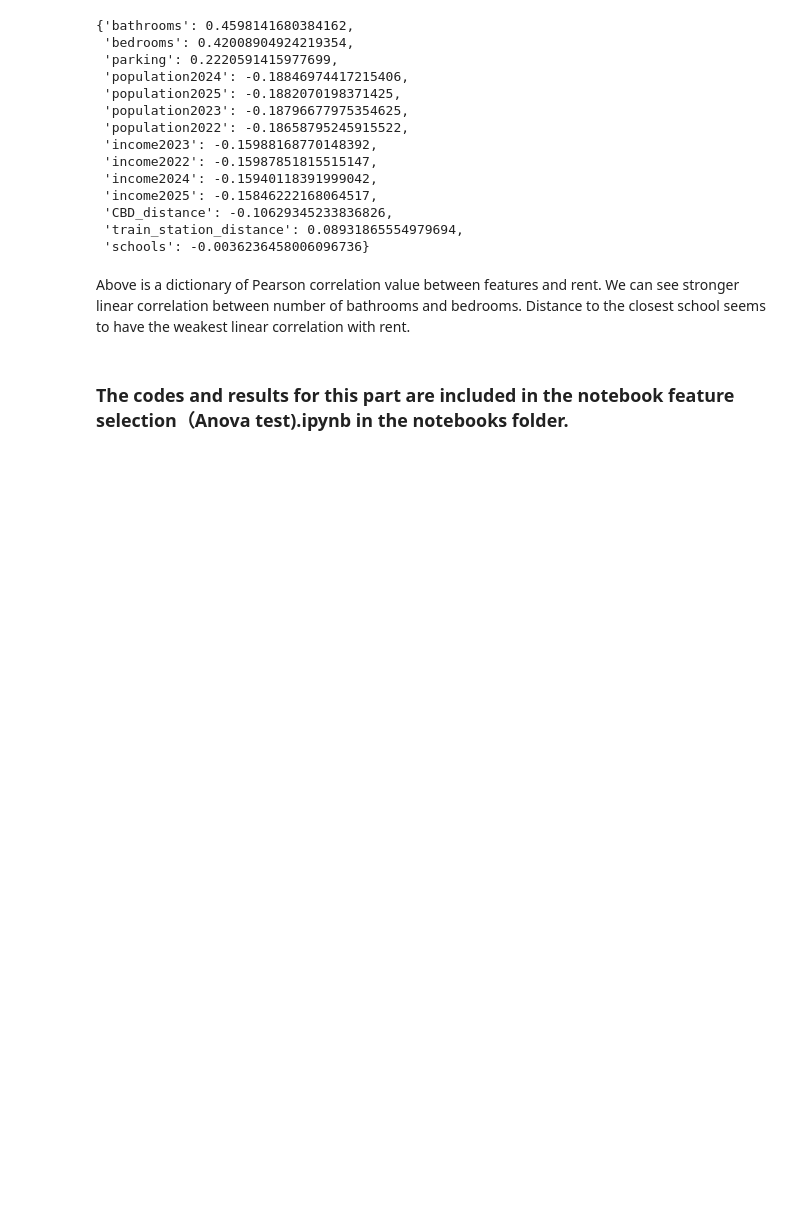
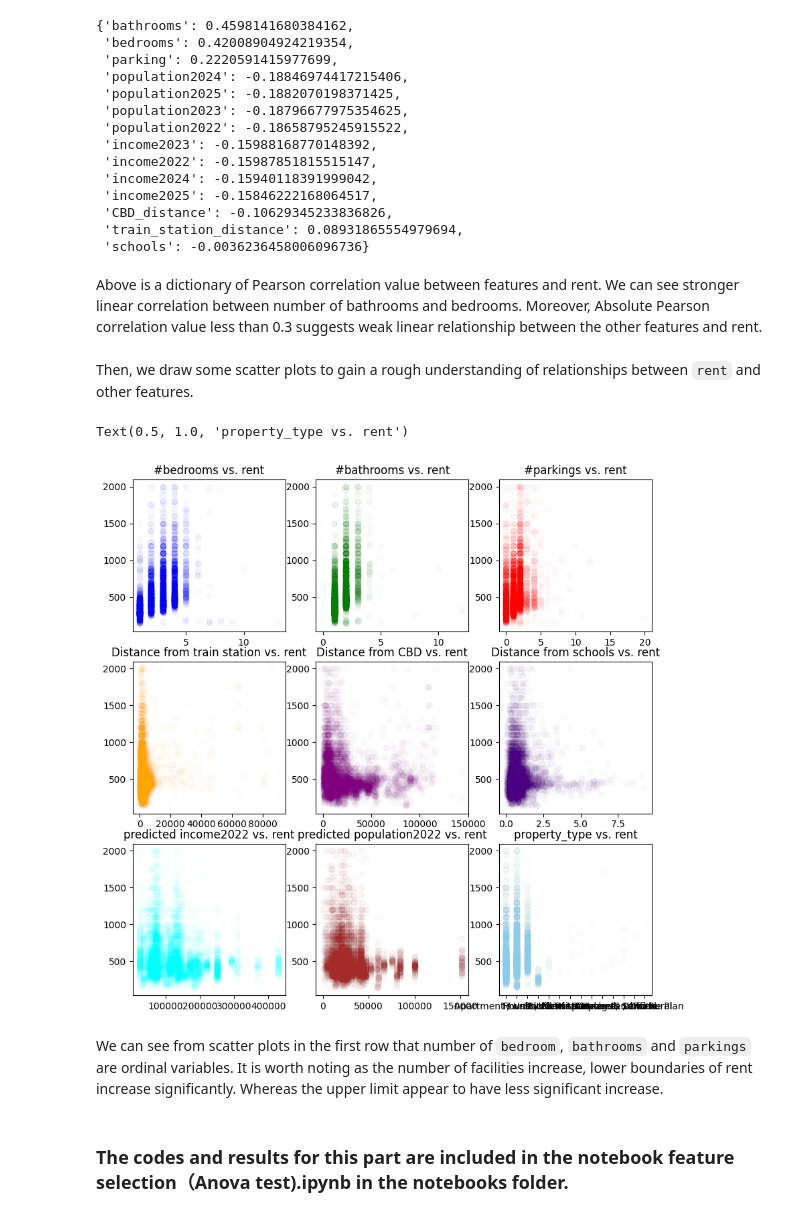
Before and after one commit to MAST30034-Applied-Data-Science/generic-real-estate-consulting-project-group-9, a Jupyter notebook: summary.ipynb, the cells around one changed output. Cells and saved outputs as stored; diff of their text form; code cells hidden in the pictures; blank space fills up the shorter version.

```diff
--- a/summary.ipynb
+++ b/summary.ipynb
@@ -164,7 +166,53 @@ dict(sorted(corr_dict.items(), key=lambda item: np.abs(item[1]),reverse=True))
  'train_station_distance': 0.08931865554979694,
  'schools': -0.0036236458006096736}
 # %% [markdown]
-Above is a dictionary of Pearson correlation value between features and rent. We can see stronger linear correlation between number of bathrooms and bedrooms. Distance to the closest school seems to have the weakest linear correlation with rent.
+Above is a dictionary of Pearson correlation value between features and rent. We can see stronger linear correlation between number of bathrooms and bedrooms. Moreover, Absolute Pearson correlation value less than 0.3 suggests weak linear relationship between the other features and rent.
+# %% [markdown]
+Then, we draw some scatter plots to gain a rough understanding of relationships between `rent` and other features.
+# %%
+alpha = 0.02
+plt.figure(figsize=(10,10))
+
+plt.subplot(331)
+plt.scatter(df['bedrooms'],df.rent,color ='blue',alpha=alpha)
+plt.title('#bedrooms vs. rent')
+
+plt.subplot(332)
+plt.scatter(df['bathrooms'],df.rent,color = 'green',alpha=alpha)
+plt.title('#bathrooms vs. rent')
+
+plt.subplot(333)
+plt.scatter(df['parking'],df.rent,color = 'red',alpha=alpha)
+plt.title('#parkings vs. rent')
+
+plt.subplot(334)
+plt.scatter(df['train_station_distance'],df.rent,color = 'orange',alpha=alpha)
+plt.title('Distance from train station vs. rent')
+
+plt.subplot(335)
+plt.scatter(df['CBD_distance'],df.rent,color = 'purple',alpha=alpha)
+plt.title('Distance from CBD vs. rent')
+
+plt.subplot(336)
+plt.scatter(df['schools'],df.rent,color = 'indigo',alpha=alpha)
+plt.title('Distance from schools vs. rent')
+
+plt.subplot(337)
+plt.scatter(df['income2022'],df.rent,color = 'cyan',alpha=alpha)
+plt.title('predicted income2022 vs. rent')
+
+plt.subplot(338)
+plt.scatter(df['population2022'],df.rent,color = 'brown',alpha=alpha)
+plt.title('predicted population2022 vs. rent')
+
+plt.subplot(339)
+plt.scatter(df['property_type'],df.rent,color = 'skyblue',alpha=alpha)
+plt.title('property_type vs. rent')
+# %% [output]
+Text(0.5, 1.0, 'property_type vs. rent')
+[figure, added]
+# %% [markdown]
+We can see from scatter plots in the first row that number of `bedroom`, `bathrooms` and `parkings` are ordinal variables. It is worth noting as the number of facilities increase, lower boundaries of rent increase significantly. Whereas the upper limit appear to have less significant increase.
 # %% [markdown]
 ### The codes and results for this part are included in the notebook feature selection（Anova test).ipynb in the notebooks folder.
 # %% [markdown]
```
Also changed, not shown: parts of 7 cells of this notebook.
